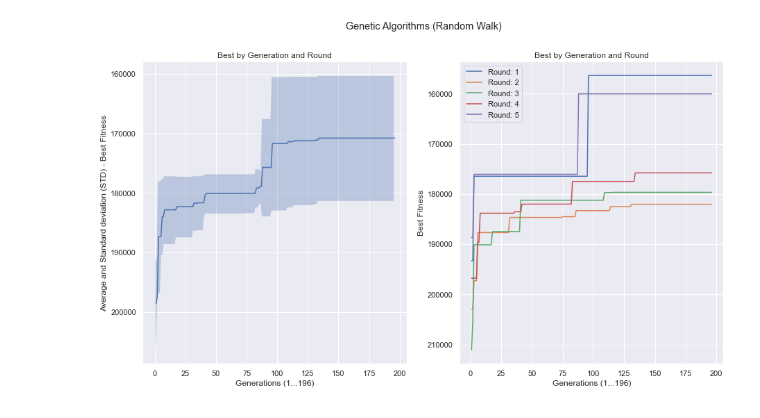
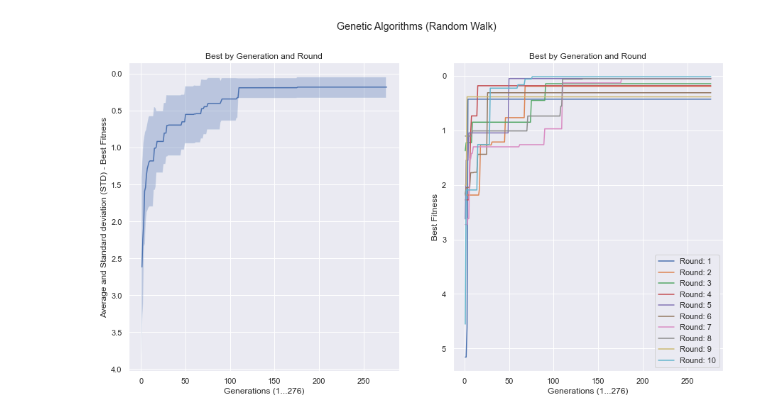
Before and after one commit to michelmontenegro/doctorWorks, a Jupyter notebook: Alg. Genético Trabalho/Work3/Work_3.ipynb, the cells around one changed output. Cells and saved outputs as stored; diff of their text form; code cells hidden in the pictures.

```diff
--- a/Alg. Genético Trabalho/Work3/Work_3.ipynb
+++ b/Alg. Genético Trabalho/Work3/Work_3.ipynb
@@ -13,31 +13,19 @@ import math
 #Individuo
 class Individuo():
 
-    targetGene      = []    #Palavra Alvo (Objetivo | Otimo Global)
-    gene            = []    #Palavra encontrada, onde toda palavra é um conjunto de Letras (Varia com cada individuo).
+    gene            = []    #X1 e X2.
     fitness         = 0.0   #Pontuação do Individuo (0 é o valor do Otimo Global)
-    maxGeneValue    = 0.0   #Maior valor encontrado na lista de valores do targetGene (Para Desnormalizar)
-    minGeneValue    = 0.0   #Menor valor encontrado na lista de valores do targetGene (Para Desnormalizar)
-    maxValueNorm    = 0.0   #Maior valor para Normalizar
+    #---------------
+    maxGeneValue    = 5.12   #Maior valor encontrado na lista de valores do targetGene (Para Desnormalizar)
+    minGeneValue    = -5.12   #Menor valor encontrado na lista de valores do targetGene (Para Desnormalizar)
+    #---------------
+    maxValueNorm    = 1.0   #Maior valor para Normalizar
     minValueNorm    = 0.0   #Menor valor para Normalizar
-    maxChromosome   = 0.0   #Quantidade maxima de slots no Genes (targetGene e gene)
+    maxChromosome   = 2   #Quantidade maxima de slots no Genes (targetGene e gene)
 
     #Inicializa os atributos do Individuo
     def __init__(self):
-        self.targetGene    = [52.547, 72.154, 53.694, 57.771, 115.88, 105.59, 75.368, 126.02, 52.756, 85.100,
-            80.525,  111.24, 113.62, 64.95, 89.181, 85.647, 101.71, 106.75, 110.37, 72.082,
-            104.38, 102.41, 63.009, 59.52, 89.869, 126.78, 77.231, 96.821, 67.905, 110.1]
-        self.gene           = []
-        self.fitness        = -1
-        self.maxGeneValue   = max(self.targetGene)
-        self.minGeneValue   = min(self.targetGene)
-        self.maxValueNorm   = 1.0
-        self.minValueNorm   = 0.0
-        self.maxChromosome  = len(self.targetGene)
-        #self.chanceMutation = 0.004 #0,04% de chance
-        #self.stdGenes       = np.std(self.targetGenes)
         self.createGenes()
-        #self.applyMutation()
         self.fitnessFuncRastrigin()
 
     #Usando uma distribuição uniforme gere uma população de sequências de números reais variando de 0 a 1.
@@ -45,7 +33,7 @@ class Individuo():
         self.gene = np.random.uniform(self.minValueNorm, self.maxValueNorm, self.maxChromosome)
         self.denormalizationGenes()
 
-    #Cada valor na sequência precisa ser convertido para a faixa de x1, x2 e xN, usando a Equação 1
+    #Cada valor na sequência precisa ser convertido para a faixa de x1, x2 usando a Equação 1
     def denormalizationGenes(self):
         for i in range(0, self.maxChromosome-1):
             # Equação 1 (Desnormaliza de 0 e 1 para a faixa dos valores do targetGene)
@@ -74,7 +62,7 @@ class Populacao():
     listGenerations         =   []      #Matriz de "bestIndGeneration" (Guarda os dados gerais da geração e melhores individuos)
     meanBestFitness         =   []      #Média das Gerações guardadas em "listGenerations"
     stdBestFitness          =   []      #Desvio Padrão das Gerações guardadas em "listGenerations"
-    rounds                  =   5      #Maximo de Rodadas (1 Rodada tem N gerações)
+    rounds                  =   10      #Maximo de Rodadas (1 Rodada tem N gerações)
     #----------
     numMaxGenerations       =   []      #só guarda os numeros das gerações 0 a N para o plot no grafico
 
@@ -221,35 +209,32 @@ class Populacao():
             plotBestFitGen.plot(self.numMaxGenerations, self.bestFitnessByRound(i), label = "Round: " + str(i+1))
 
         plotBestFitGen.set_title('Best by Generation and Round')
         plotBestFitGen.set_xlabel('Generations (1...'+str(len(self.numMaxGenerations))+')')
         plotBestFitGen.set_ylabel('Best Fitness')
         plotBestFitGen.invert_yaxis()
 
         plotBestFitGenMeanStd.set_title('Best by Generation and Round')
         plotBestFitGenMeanStd.set_xlabel('Generations (1...'+str(len(self.numMaxGenerations))+')')
         plotBestFitGenMeanStd.set_ylabel('Average and Standard deviation (STD) - Best Fitness')
         plotBestFitGenMeanStd.invert_yaxis()
 
-        #plt.xlabel('Generations')
-        #plt.ylabel('Fitness')
-        #plt.gca().invert_yaxis()
         plt.legend()
         plt.show()
-        fig.savefig('resultPlotWork2.png', dpi=300)
+        fig.savefig('resultPlotWork3.png', dpi=300)
 
         # Salva em CSV (Separado por ";") indicando que os valores são Strings (%s)
         np.savetxt("dataBestFitGenByRound.csv", self.bestFitnessByRoundAndGen(), delimiter =";", fmt ='%s')
         np.savetxt("dataMeanStdBestFitGen.csv", self.meanStdBestFitGen(), delimiter =";", fmt ='%s')
 
     def meanStdBestFitGen(self):
         result = []
         result.append(["Std(Low)", *self.stdFitnessLow()])
         result.append(["Mean", *self.meanBestFitness])
         result.append(["Std(High)", *self.stdFitnessHigh()])
         result.insert(0, [" --- ", *self.stdCountGen()])
         return result
 
 pop = Populacao()
 pop.showGraphMeanStdBestFitness()
 # %% [output]
-[figure, old version]
+[figure, new version]
```
